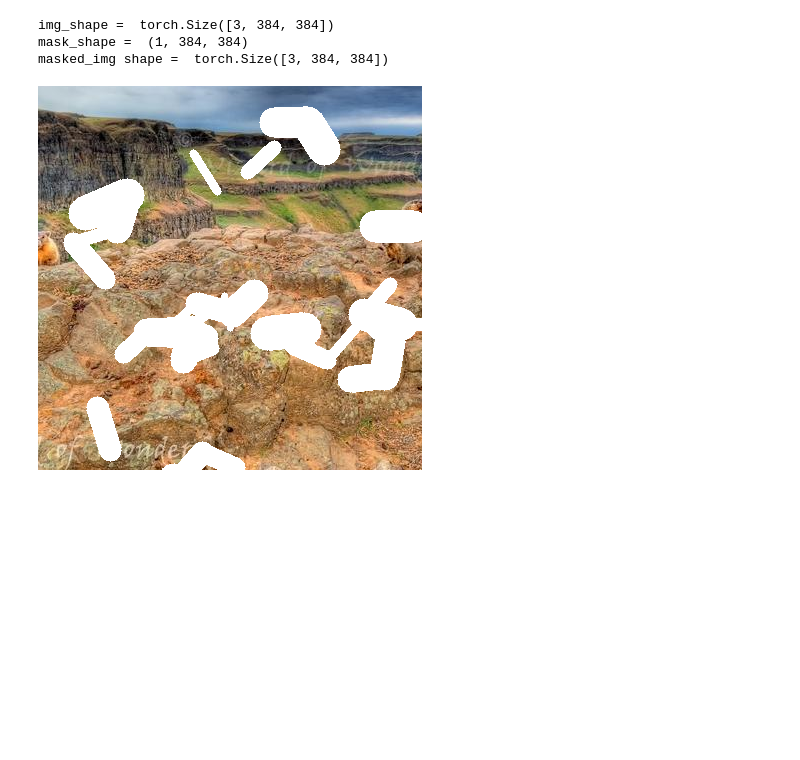
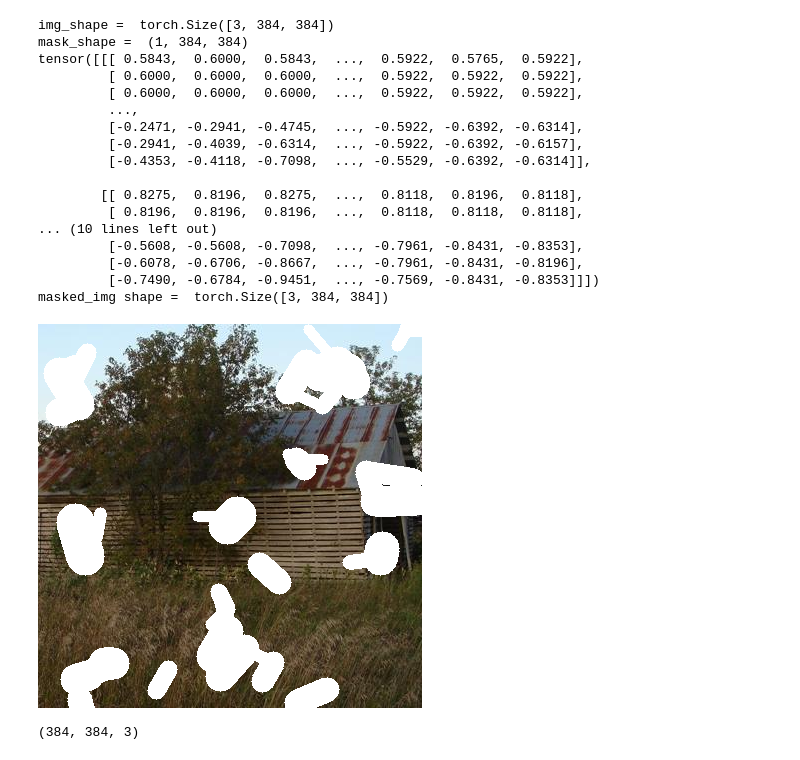
Before and after one commit to prajnan93/image-inpainting, a Jupyter notebook: examples/dataloader.ipynb, the cells around one changed output. Saved outputs shown, nothing was run; the diff lists cells and outputs as text; code cells hidden in the pictures; blank space fills up the shorter version.

```diff
--- a/examples/dataloader.ipynb
+++ b/examples/dataloader.ipynb
@@ -35,27 +35,47 @@ from inpaint.utils import denorm
 # %%
 %matplotlib inline
 
 # for index, path in enumerate(image_lst):
 
-img = dataset[70]
+img = dataset[10]
 C, H, W = img.shape
 
 mask =  random_ff_mask(shape = (H, W), max_angle=10, max_len=40, max_width=30, times=20)
 
 print("img_shape = ", img.shape)
 print("mask_shape = ",mask.shape)
-
+print(img)
 img = denorm(img)
 masked_img = img * (1 - mask) + mask
 
 print("masked_img shape = ",masked_img.shape)
 
 trans = transforms.ToPILImage()
 # trans(masked_img)
 # mask = torch.cat((mask, mask, mask), 1)
 display(trans(masked_img))
 # %% [output]
 img_shape =  torch.Size([3, 384, 384])
 mask_shape =  (1, 384, 384)
+tensor([[[ 0.5843,  0.6000,  0.5843,  ...,  0.5922,  0.5765,  0.5922],
+         [ 0.6000,  0.6000,  0.6000,  ...,  0.5922,  0.5922,  0.5922],
+         [ 0.6000,  0.6000,  0.6000,  ...,  0.5922,  0.5922,  0.5922],
+         ...,
+         [-0.2471, -0.2941, -0.4745,  ..., -0.5922, -0.6392, -0.6314],
+         [-0.2941, -0.4039, -0.6314,  ..., -0.5922, -0.6392, -0.6157],
+         [-0.4353, -0.4118, -0.7098,  ..., -0.5529, -0.6392, -0.6314]],
+
+        [[ 0.8275,  0.8196,  0.8275,  ...,  0.8118,  0.8196,  0.8118],
+         [ 0.8196,  0.8196,  0.8196,  ...,  0.8118,  0.8118,  0.8118],
+... (10 lines left out)
+         [-0.5608, -0.5608, -0.7098,  ..., -0.7961, -0.8431, -0.8353],
+         [-0.6078, -0.6706, -0.8667,  ..., -0.7961, -0.8431, -0.8196],
+         [-0.7490, -0.6784, -0.9451,  ..., -0.7569, -0.8431, -0.8353]]])
 masked_img shape =  torch.Size([3, 384, 384])
-[figure, old version]
+[figure, new version]
+# %%
+mask = np.concatenate((mask, mask, mask), 0)
+mask = np.transpose(mask, (1,2,0))
+mask.shape
+# %% [output]
+(384, 384, 3)
```
Also changed, not shown: parts of 4 cells of this notebook, 23 other files.
